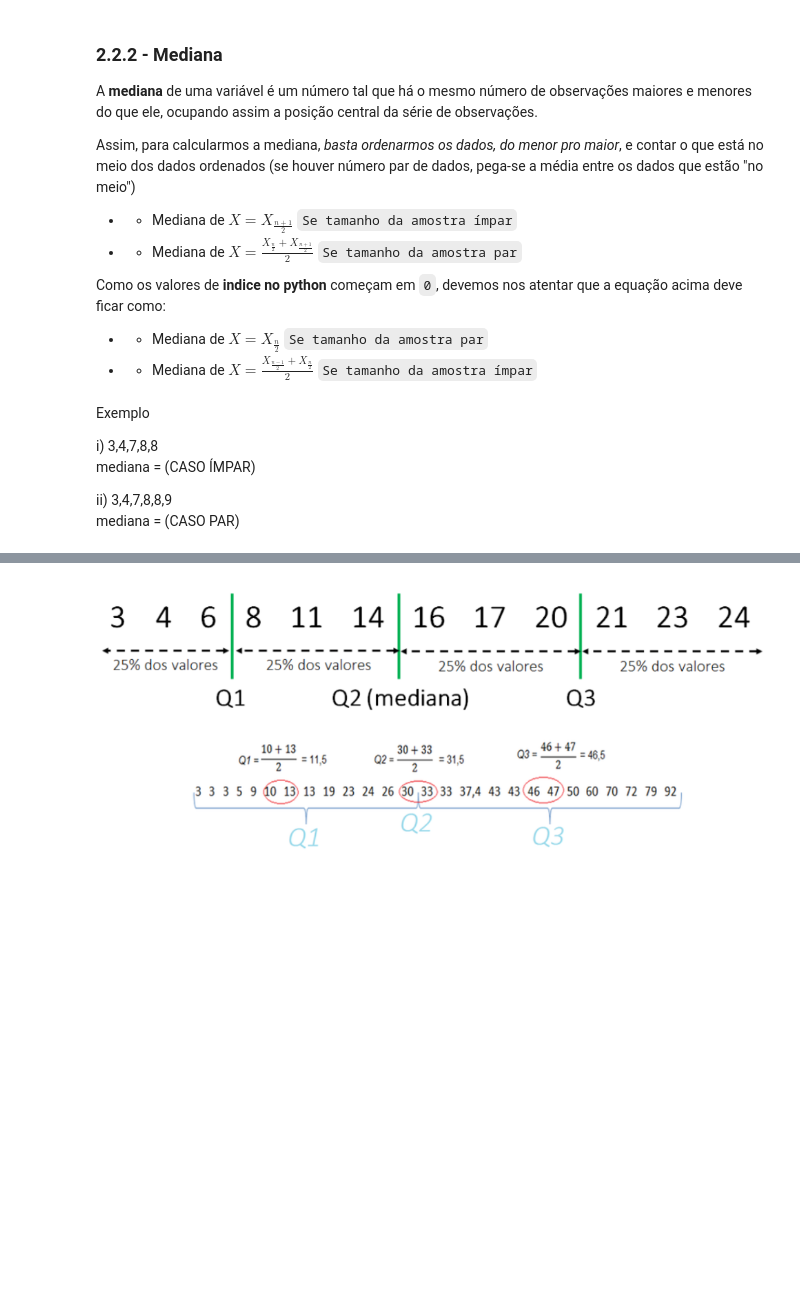
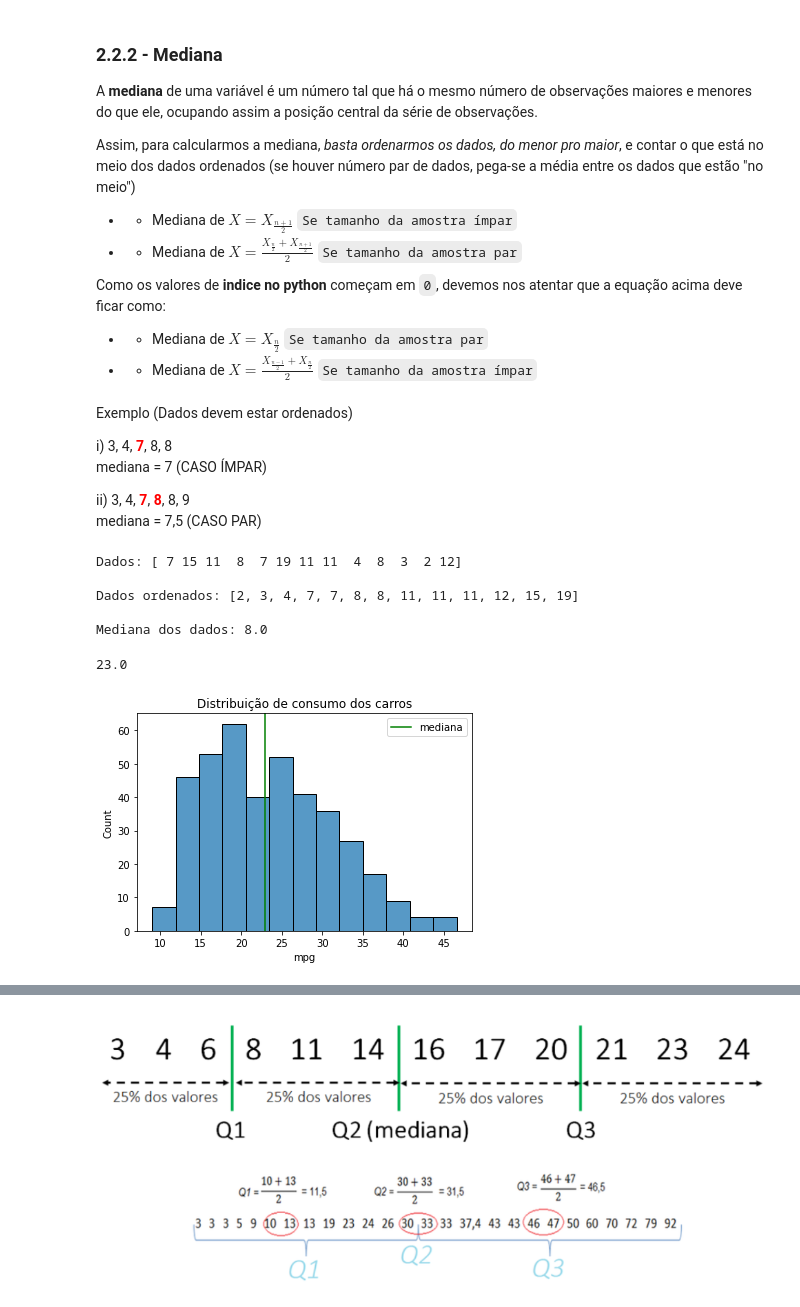
Before and after one commit to remarchese/DSdegree, a Jupyter notebook: Modulo4/Aula02/Aula2 - Estatística.ipynb, the cells around one changed output, grey strips where cells are left out. Saved outputs shown, nothing was run; the diff lists cells and outputs as text; code cells hidden in the pictures; blank space fills up the shorter version.

```diff
--- a/Modulo4/Aula02/Aula2 - Estatística.ipynb
+++ b/Modulo4/Aula02/Aula2 - Estatística.ipynb
@@ -49,13 +88,58 @@ Como os valores de **indice no python** começam em `0`, devemos nos atentar que
 
 - - Mediana de $X = \frac{X_{\frac{n-1}{2}}+ X_{\frac{n}{2}}}{2}$ `Se tamanho da amostra ímpar`
 # %% [markdown]
-Exemplo
+Exemplo  (Dados devem estar ordenados)
 
-i) 3,4,7,8,8
-mediana =  (CASO ÍMPAR)
+i) 3, 4, <font color='red'>**7**</font>, 8, 8
+mediana = 7 (CASO ÍMPAR)
 
-ii) 3,4,7,8,8,9
-mediana =  (CASO PAR)
+ii) 3, 4,  <font color='red'>**7**</font>, <font color='red'>**8**</font>, 8, 9
+mediana = 7,5 (CASO PAR)
+# %%
+# Define a semente randômica
+np.random.seed(42)
+
+# Cria uma amostra de números aleatórios
+amostra = np.random.randint(1, 20, 13)
+
+# Print da Amostra
+print("Dados:", amostra)
+
+# Print da Amostra Ordenada
+print("\nDados ordenados:", sorted(amostra))
+
+# Print do Valor da Mediana
+print("\nMediana dos dados:", np.median(amostra))
+# %% [output]
+Dados: [ 7 15 11  8  7 19 11 11  4  8  3  2 12]
+
+Dados ordenados: [2, 3, 4, 7, 7, 8, 8, 11, 11, 11, 12, 15, 19]
+
+Mediana dos dados: 8.0
+# %%
+# No nosso dataset mpg
+
+mpg['mpg'].median()
+# %% [output]
+23.0
+# %%
+# Na representação gráfica
+
+# análise gráfica-> dados quantitativos contínuos
+
+sns.histplot(mpg['mpg'])
+
+# plotando a mediana
+plt.axvline(mpg["mpg"].median(), color="green", label="mediana")
+
+plt.title('Distribuição de consumo dos carros')
+
+# Cria uma legenda
+plt.legend()
+
+plt.show()
+# %% [output]
+[figure, added]
 # %% [markdown]
 ### 2.2.3 - Quartil e Percentil
 
```
Also changed, not shown: parts of 49 cells of this notebook.
